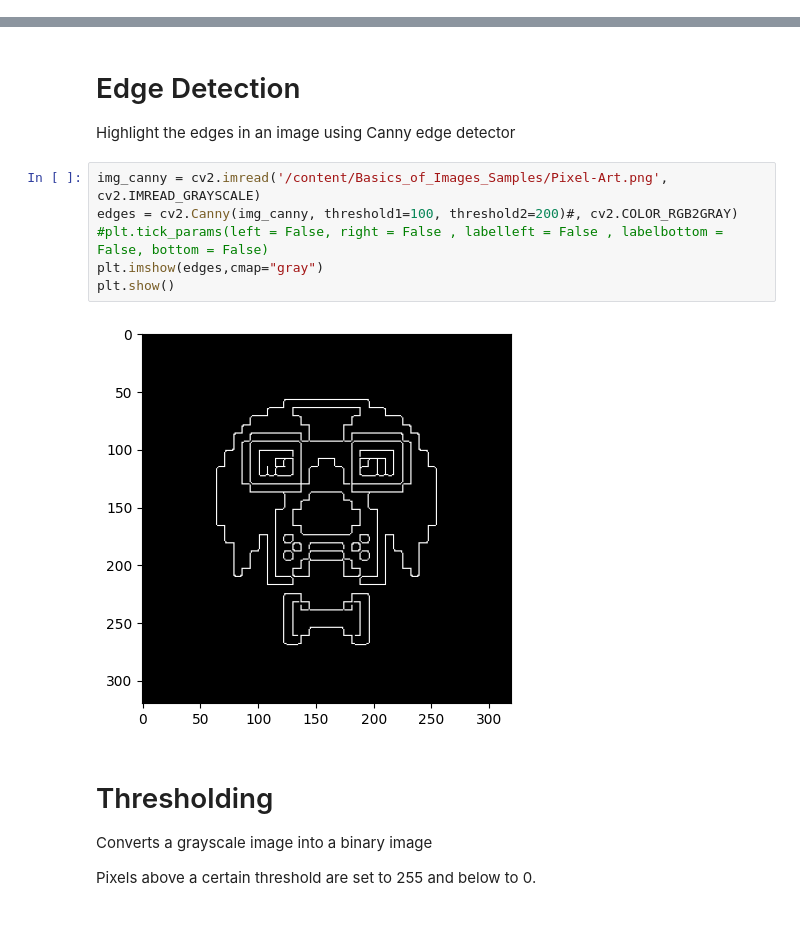
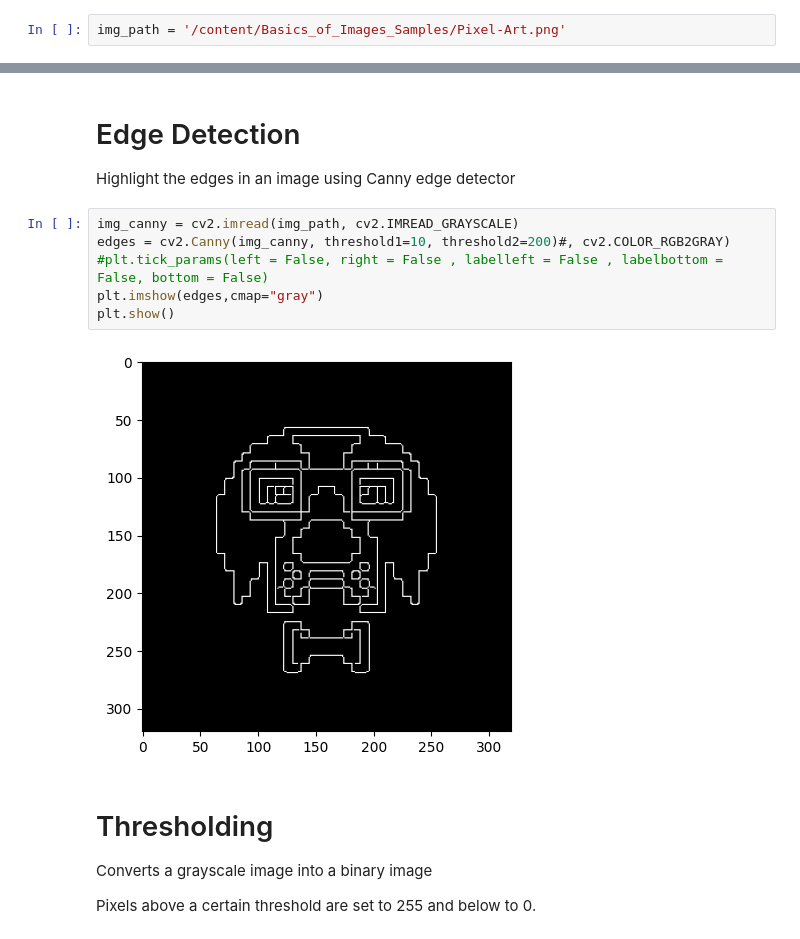
Before and after one commit to Yuri-Njathi/python_intro, a Jupyter notebook: Basics_of_Images_Simplified.ipynb, the cells around one changed output, grey strips where cells are left out. Saved outputs shown, nothing was run; the diff lists cells and outputs as text.

```diff
--- a/Basics_of_Images_Simplified.ipynb
+++ b/Basics_of_Images_Simplified.ipynb
@@ -20,6 +15,8 @@ img = plt.imread('/content/Basics_of_Images_Samples/Pixel-Art.png') #RGBA image
 img.shape
 # %% [output]
 (320, 319, 4)
+# %%
+img_path = '/content/Basics_of_Images_Samples/Pixel-Art.png'
 # %%
 plt.tick_params(left = False, right = False , labelleft = False , labelbottom = False, bottom = False)
 plt.imshow(img[:,:,:],cmap='gray')
@@ -103,13 +155,13 @@ plt.show()
 
 Highlight the edges in an image using Canny edge detector
 # %%
-img_canny = cv2.imread('/content/Basics_of_Images_Samples/Pixel-Art.png', cv2.IMREAD_GRAYSCALE)
-edges = cv2.Canny(img_canny, threshold1=100, threshold2=200)#, cv2.COLOR_RGB2GRAY)
+img_canny = cv2.imread(img_path, cv2.IMREAD_GRAYSCALE)
+edges = cv2.Canny(img_canny, threshold1=10, threshold2=200)#, cv2.COLOR_RGB2GRAY)
 #plt.tick_params(left = False, right = False , labelleft = False , labelbottom = False, bottom = False)
 plt.imshow(edges,cmap="gray")
 plt.show()
 # %% [output]
-[figure, old version]
+[figure, new version]
 # %% [markdown]
 # Thresholding
 
```
Also changed, not shown: parts of 15 cells of this notebook.
